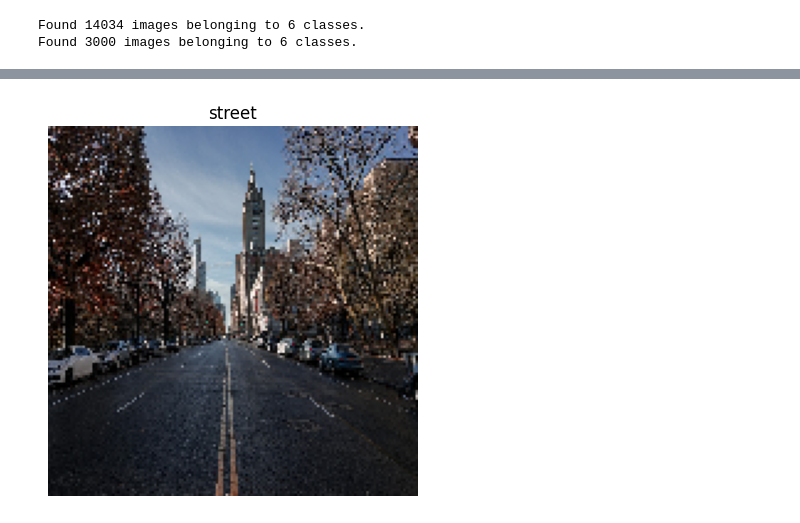
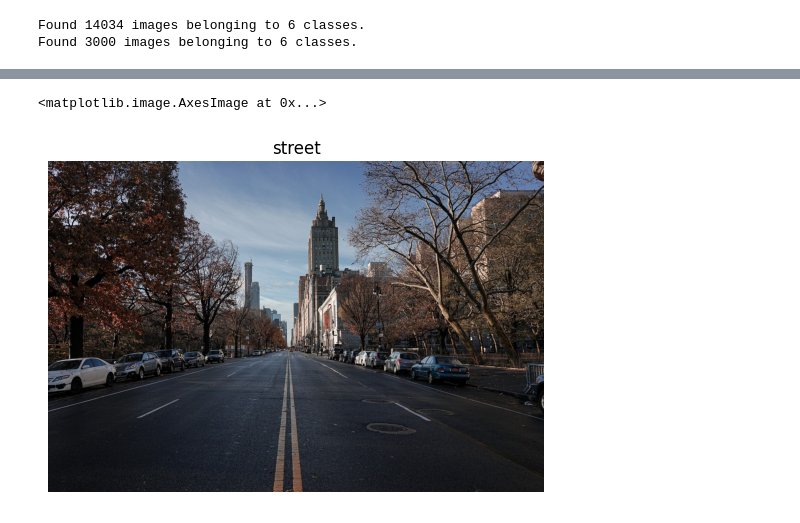
Before and after one commit to vishwamraval/ML-projects, a Jupyter notebook: real_world_image_classification.ipynb, the cells around one changed output, grey strips where cells are left out. Saved outputs shown, nothing was run; the diff lists cells and outputs as text; code cells hidden in the pictures.

Commit message:
added callbacks and original test image

```diff
--- a/real_world_image_classification.ipynb
+++ b/real_world_image_classification.ipynb
@@ -56,5 +57,5 @@ class myCallback(tf.keras.callbacks.Callback):
 callbacks = myCallback()
 # %%
 # Train the model
-history = model.fit(train_generator, epochs=10, validation_data=validation_generator, callbacks=[callbacks])
+history = model.fit(train_generator, epochs=15, validation_data=validation_generator, callbacks=[callbacks])
 # %% [output]
@@ -104,19 +106,18 @@ plt.show()
 
 # Load the image
 image_path = input('Enter the path to the image you want to classify: ')
+original_img = mpimg.imread(image_path)
 
 image = tf.keras.preprocessing.image.load_img(image_path, target_size=(150, 150))
 input_arr = tf.keras.preprocessing.image.img_to_array(image)
 input_arr = np.array([input_arr])
 input_arr = input_arr / 255.0
 
-# Make a prediction
-# show the image without axis
-# map the prediction to the class
+# Display the image
 predictions = model.predict(input_arr)
 classes = ['buildings', 'forest', 'glacier', 'mountain', 'sea', 'street']
 plt.axis('off')
 plt.title(classes[np.argmax(predictions)])
-plt.imshow(image)
-plt.show()
+plt.axis('off')
+plt.imshow(original_img)
 # %% [output]
@@ -124 +125,2 @@ plt.show()
+<matplotlib.image.AxesImage at 0x...>
-[figure, old version]
+[figure, new version]
```
Also changed, not shown: parts of 6 cells of this notebook.
